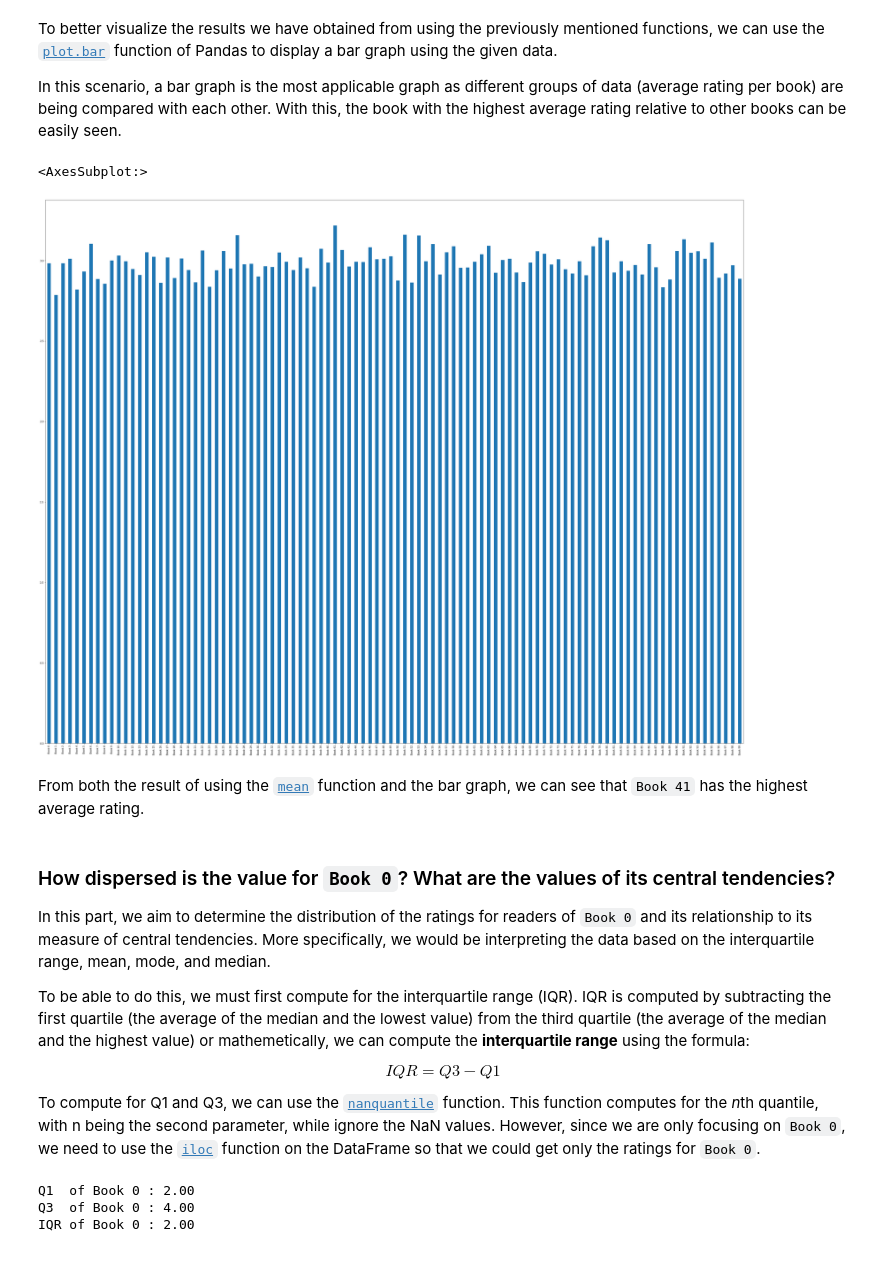
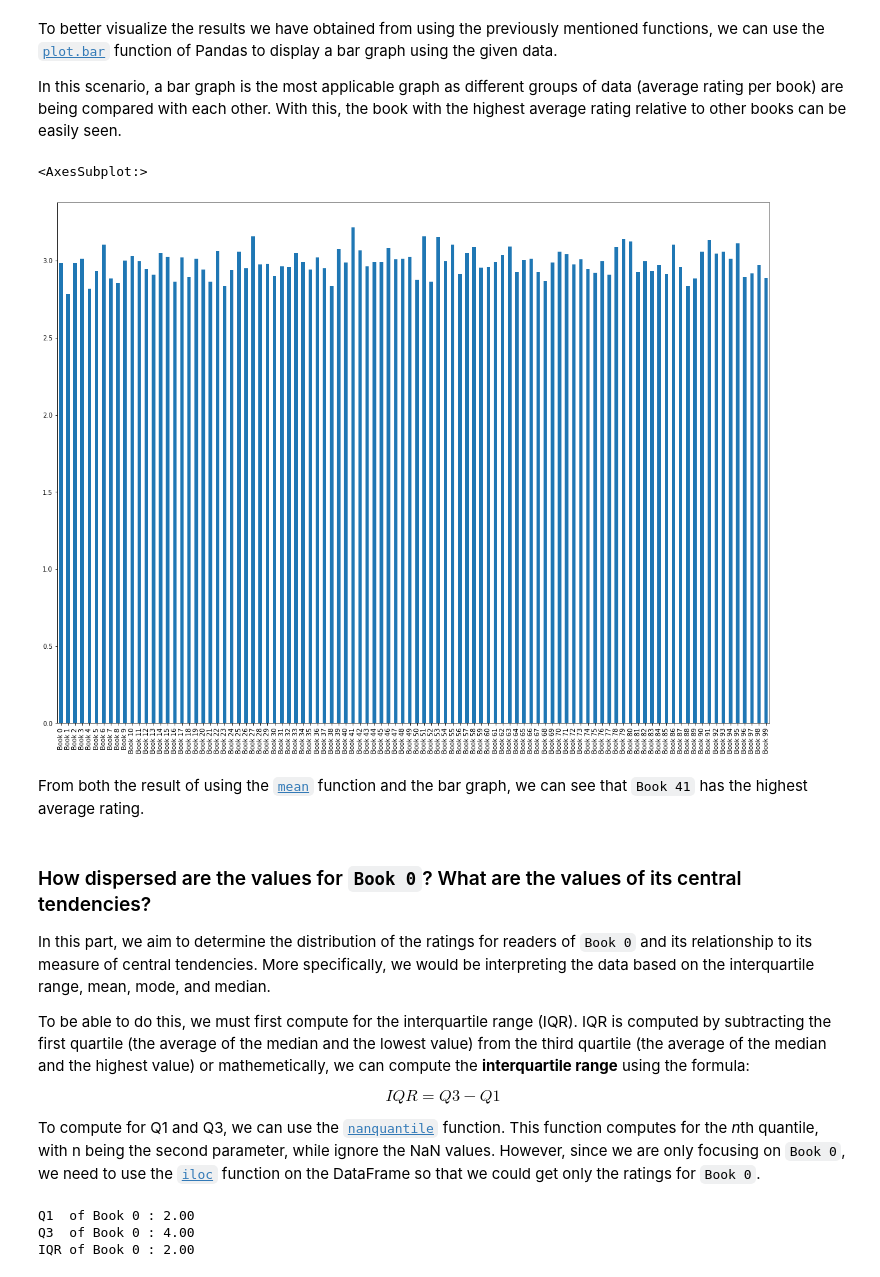
Before and after one commit to francheska-vicente/csmodel-project2, a Jupyter notebook: CSMODEL-Project2-S11-Group28.ipynb, the cells around one changed output. Drawn from its saved outputs; the diff is of its cells as text; code cells hidden in the pictures.

```diff
--- a/CSMODEL-Project2-S11-Group28.ipynb
+++ b/CSMODEL-Project2-S11-Group28.ipynb
@@ -135,14 +136,14 @@ To better visualize the results we have obtained from using the previously menti
 
 In this scenario, a bar graph is the most applicable graph as different groups of data (average rating per book) are being compared with each other. With this, the book with the highest average rating relative to other books can be easily seen.
 # %%
-mean.plot.bar(figsize=(50, 40))
+mean.plot.bar(figsize=(20, 15))
 # %% [output]
 <AxesSubplot:>
-[figure, old version]
+[figure, new version]
 # %% [markdown]
 From both the result of using the [`mean`](https://pandas.pydata.org/docs/reference/api/pandas.DataFrame.mean.html) function and the bar graph, we can see that `Book 41` has the highest average rating.
 # %% [markdown]
-### How dispersed is the value for `Book 0`? What are the values of its central tendencies?
+### How dispersed are the values for `Book 0`? What are the values of its central tendencies?
 In this part, we aim to determine the distribution of the ratings for readers of `Book 0` and its relationship to its measure of central tendencies. More specifically, we would be interpreting the data based on the interquartile range, mean, mode, and median.
 
 To be able to do this, we must first compute for the interquartile range (IQR). IQR is computed by subtracting the first quartile (the average of the median and the lowest value) from the third quartile (the average of the median and the highest value) or mathemetically, we can compute the **interquartile range** using the formula:
```
Also changed, not shown: parts of 9 cells of this notebook.
